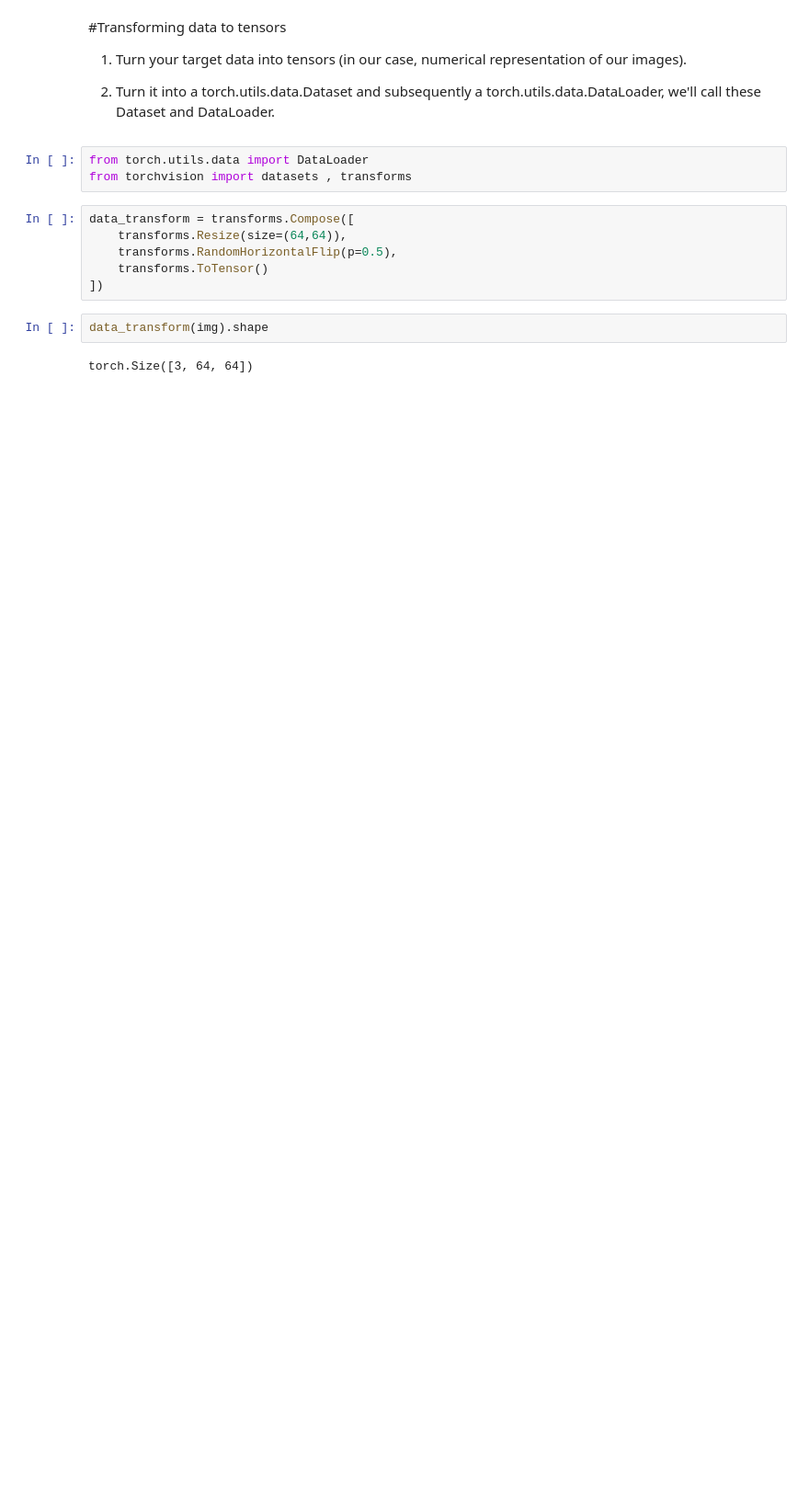
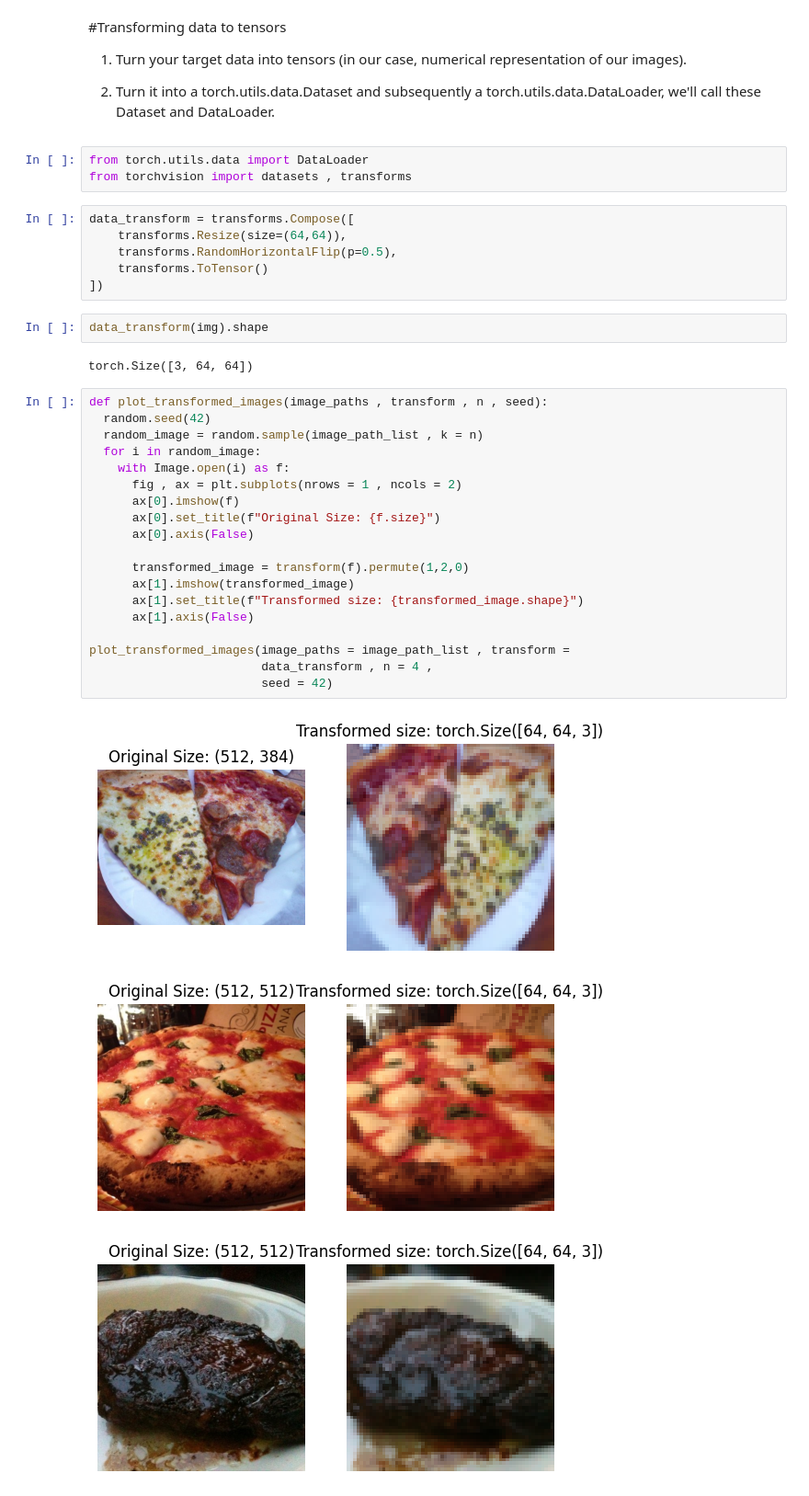
Before and after one commit to Pdinesh-k/Computer-Vision, a Jupyter notebook: Custom Dataset/Custom_Datasets.ipynb, the cells around one changed output. Shown at 92% size. Drawn from its saved outputs; the diff is of its cells as text; blank space fills up the shorter version.

```diff
--- a/Custom Dataset/Custom_Datasets.ipynb
+++ b/Custom Dataset/Custom_Datasets.ipynb
@@ -182,3 +182,26 @@ data_transform = transforms.Compose([
 data_transform(img).shape
 # %% [output]
 torch.Size([3, 64, 64])
+# %%
+def plot_transformed_images(image_paths , transform , n , seed):
+  random.seed(42)
+  random_image = random.sample(image_path_list , k = n)
+  for i in random_image:
+    with Image.open(i) as f:
+      fig , ax = plt.subplots(nrows = 1 , ncols = 2)
+      ax[0].imshow(f)
+      ax[0].set_title(f"Original Size: {f.size}")
+      ax[0].axis(False)
+
+      transformed_image = transform(f).permute(1,2,0)
+      ax[1].imshow(transformed_image)
+      ax[1].set_title(f"Transformed size: {transformed_image.shape}")
+      ax[1].axis(False)
+
+plot_transformed_images(image_paths = image_path_list , transform =
+                        data_transform , n = 4 ,
+                        seed = 42)
+# %% [output]
+[figure, added]
+[figure, added]
+[figure, added]
```
Also changed, not shown: parts of 23 cells of this notebook.
